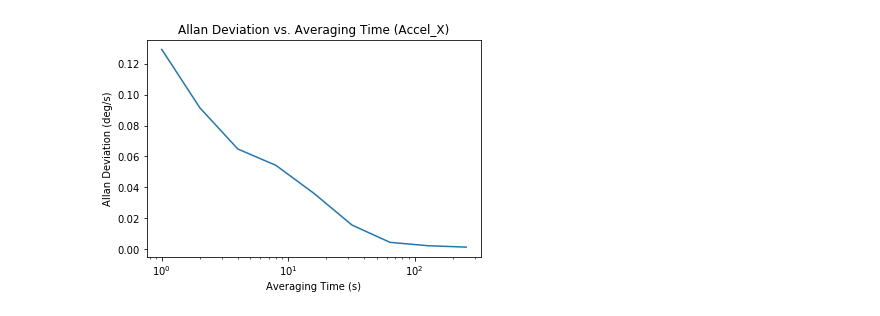
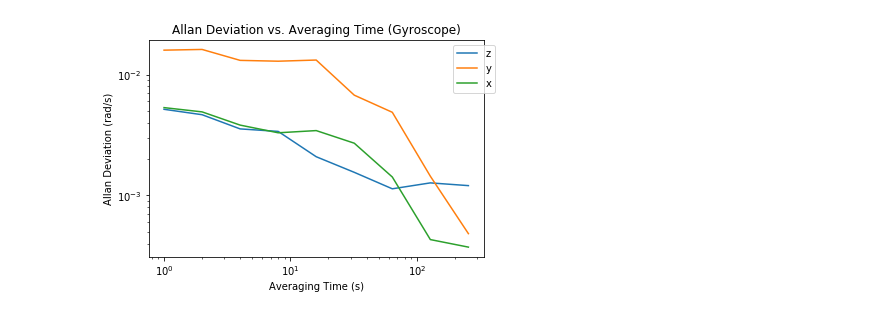
Before and after one commit to SunnyWillert18/Signals, a Jupyter notebook: deliverable_2.ipynb, the cells around one changed output. Drawn from its saved outputs; the diff is of its cells as text; code cells hidden in the pictures.

Commit message:
added annotations and changed graphs

```diff
--- a/deliverable_2.ipynb
+++ b/deliverable_2.ipynb
@@ -25,9 +20,9 @@ import allantools
 from allantools import noise
 # %%
 # import data, remove unnecessary cells
-#data = pd.read_csv('C:\Users\Sunny\Documents\signals_project\sunny_1.csv', header=0)
+data = pd.read_csv('C:\Users\Sunny\Documents\signals_project\sunny_1.csv', header=0)
 # data = pd.read_csv('C:\\Users\\Sam\\Documents\\Signals\\sunny_1.csv', header=0)
-data = pd.read_csv('/Users/vincentshadbolt/Dropbox/University of Waterloo/2B/BME 252 - Linear Signals and Systems/Project/sunny_1.csv', header=0)
+# data = pd.read_csv('/Users/vincentshadbolt/Dropbox/University of Waterloo/2B/BME 252 - Linear Signals and Systems/Project/sunny_1.csv', header=0)
 del data['Unnamed: 7']
 
 # instantiate new unit vector df, pitch/roll df, and global variable df
@@ -35,9 +30,6 @@ unit_vec = pd.DataFrame(columns=['time','mag_a', 'ax_u','ay_u','az_u'])
 pitch_roll = pd.DataFrame(columns=['time', 'pitch','roll','pitch_corr','roll_corr'])
 global_vals = pd.DataFrame(columns=['time','gx','gy','gz','gx_1','gy_1','gz_1','gx_2','gy_2','gz_2'])
 global_vals['time'] = data['time']
-
-# create integral dataframes
-int_1 = pd.DataFrame(columns=['time','wx_1','wy_1','wz_1'])
 # %%
 # integrate angular velocity signal for angle
 for _dir in ['x','y','z']:
@@ -47,11 +39,7 @@ for _dir in ['x','y','z']:
         else:
             a_below_idx = itg.cumtrapz(data['w{}'.format(_dir)][:idx+1], data['time'][:idx+1])
             a_inst = a_below_idx[-1] - a_below_idx[-2]
-            int_1.loc[idx,'w{}_1'.format(_dir)] = a_inst
-            int_1['time'] = data['time']
-
-int_1 = int_1.drop(int_1[int_1.wx_1 == 0].index)
-int_1 = int_1.reset_index()
+            data.loc[idx,'w{}_1'.format(_dir)] = a_inst
 # %%
 # calculate magnitude of acceleration to determine unit vector for acceleration in each direction
 unit_vec['time'] = data['time']
@@ -168,18 +171,27 @@ plt.show()
 # %%
-# Allan Variance
-allan_x = allantools.Dataset(global_vals['gx'][0:906])
-avariance_x = allan_x.compute("adev")
-# print(avariance_wx['taus'])
-# print(avariance_wx['stat'])
-plt.plot(avariance_x['taus'], avariance_x['stat'])
-plt.ylabel('Allan Deviation (deg/s)')
+# Allan variance for gyroscope
+allan_wx = allantools.Dataset(data['wx'][0:906])
+avariance_wx = allan_wx.compute("adev")
+allan_wy = allantools.Dataset(data['wy'][0:906])
+avariance_wy = allan_wy.compute("adev")
+allan_wz = allantools.Dataset(data['wz'][0:906])
+avariance_wz = allan_wz.compute("adev")
+
+# plot allan variance values for each direction
+fig, ax = plt.subplots()
+ax.plot(avariance_wx['taus'], avariance_wx['stat'], label='z')
+ax.plot(avariance_wy['taus'], avariance_wy['stat'], label='y')
+ax.plot(avariance_wz['taus'], avariance_wz['stat'], label='x')
+
+legend = ax.legend(bbox_to_anchor=(1.05, 1), loc=1)
+plt.ylabel('Allan Deviation (rad/s)')
 plt.xlabel('Averaging Time (s)')
-plt.title('Allan Deviation vs. Averaging Time (Accel_X)')
+plt.title('Allan Deviation vs. Averaging Time (Gyroscope)')
 plt.xscale('log')
-#plt.yscale('log')
-# plt.annotate('BS', xy=(1, 0.13415635), xytext=(1, 0.01),
-#             arrowprops=dict(facecolor='black', shrink=0.05),
+plt.yscale('log')
+# plt.annotate('BS', xy=(1, 0.00515635), xytext=(1, 0.0001),
+#             arrowprops=dict(facecolor='black', shrink=0),
 #             )
 plt.show()
 # %% [output]
-[figure, old version]
+[figure, new version]
```
Also changed, not shown: parts of 18 cells of this notebook.
